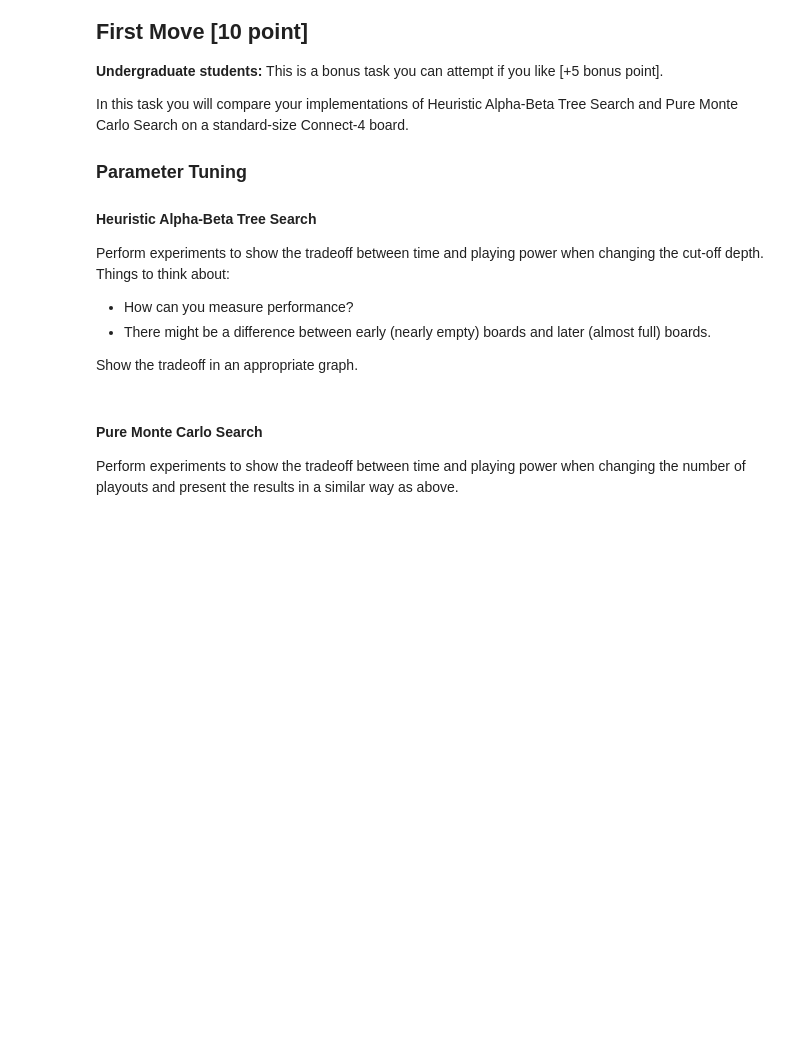
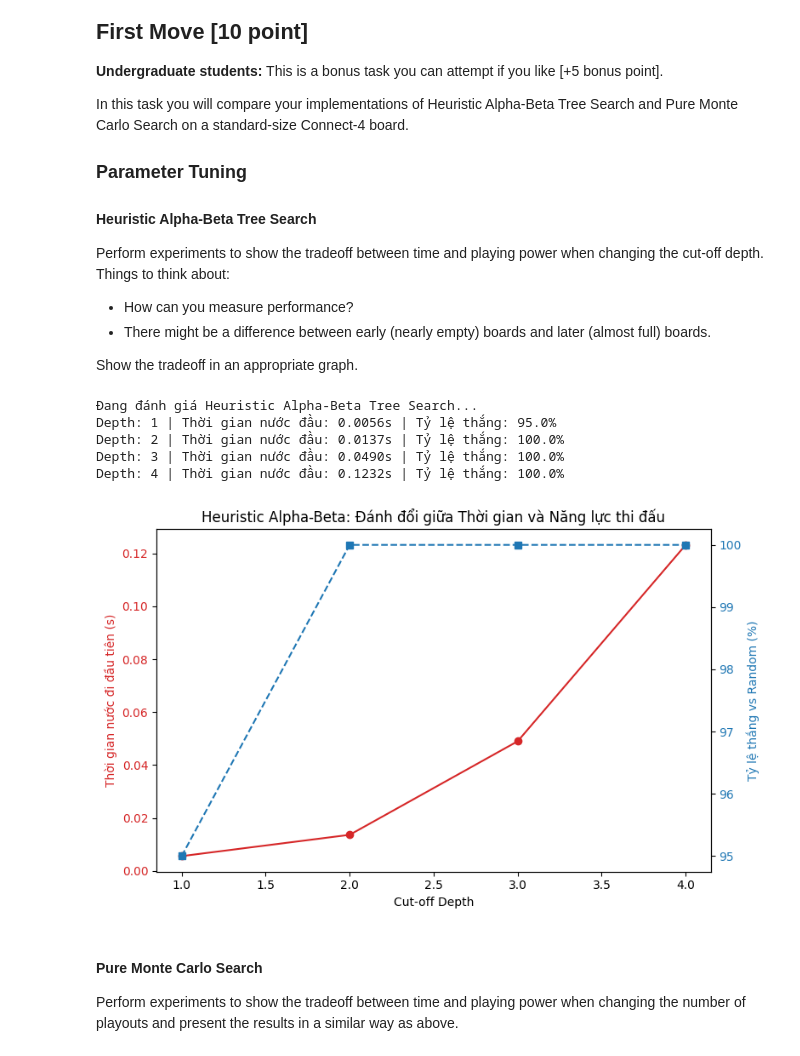
Before and after one commit to TranDatTB04/TTNTNC-Nhom11, a Jupyter notebook: lab05 - game/assignment_connect4.ipynb, the cells around one changed output. Saved outputs shown, nothing was run; the diff lists cells and outputs as text; code cells hidden in the pictures; blank space fills up the shorter version.

```diff
--- a/lab05 - game/assignment_connect4.ipynb
+++ b/lab05 - game/assignment_connect4.ipynb
@@ -212,0 +728,16 @@ Let two heuristic search agents (different cutoff depth) compete against each ot
+# %%
+# Cho agent độ sâu thấp (Depth=2) thi đấu với agent độ sâu cao (Depth=4)
+# Mặc định hàm play_game (đã định nghĩa ở Task 2) sẽ chơi trên bàn 6x7
+
+agent_depth_2 = HeuristicMinimaxAgent(max_depth=2)
+agent_depth_4 = HeuristicMinimaxAgent(max_depth=4)
+
+print("Mô phỏng 1 trận đấu trên bàn cờ chuẩn 6x7: Depth 2 (Đỏ) vs Depth 4 (Vàng)...")
+winner = play_game(agent_depth_2, agent_depth_4, rows=6, cols=7)
+
+if winner == 1:
+    print("Kết quả: Tác tử Depth 2 (Người chơi 1) CHIẾN THẮNG!")
+elif winner == -1:
+    print("Kết quả: Tác tử Depth 4 (Người chơi 2) CHIẾN THẮNG!")
+else:
+    print("Kết quả: HÒA!")
@@ -246,3 +874,59 @@ Show the tradeoff in an appropriate graph.
+# %%
+import time
+import matplotlib.pyplot as plt
+
+# Cấu hình thử nghiệm
+depths_to_test = [1, 2, 3, 4] # Giới hạn ở 4 để thời gian chạy không quá dài trong mô phỏng
+num_test_games = 20 # Số ván đấu với Tác tử Ngẫu nhiên để đo sức mạnh
+alpha_beta_times = []
+alpha_beta_win_rates = []
+
+print("Đang đánh giá Heuristic Alpha-Beta Tree Search...")
+for d in depths_to_test:
+    agent = HeuristicMinimaxAgent(max_depth=d)
+
+    # Đo thời gian trung bình cho 1 nước đi ở ván cờ trống (worst-case early board)
+    start_t = time.time()
+    agent(empty_board((6, 7)), player=1)
+    avg_time = time.time() - start_t
+    alpha_beta_times.append(avg_time)
+
+    # Đo năng lực thi đấu (Win rate) bằng cách đấu với Random Agent
+    wins = 0
+    for _ in range(num_test_games):
+        winner = play_game(agent, random_player, rows=6, cols=7)
+        if winner == 1:
+            wins += 1
+
+    win_rate = (wins / num_test_games) * 100
+    alpha_beta_win_rates.append(win_rate)
+    print(f"Depth: {d} | Thời gian nước đầu: {avg_time:.4f}s | Tỷ lệ thắng: {win_rate}%")
+
+# Vẽ biểu đồ
+fig, ax1 = plt.subplots(figsize=(8, 5))
+
+color = 'tab:red'
+ax1.set_xlabel('Cut-off Depth')
+ax1.set_ylabel('Thời gian nước đi đầu tiên (s)', color=color)
+ax1.plot(depths_to_test, alpha_beta_times, marker='o', color=color, label='Thời gian')
+ax1.tick_params(axis='y', labelcolor=color)
+
+ax2 = ax1.twinx()
+color = 'tab:blue'
+ax2.set_ylabel('Tỷ lệ thắng vs Random (%)', color=color)
+ax2.plot(depths_to_test, alpha_beta_win_rates, marker='s', color=color, linestyle='--', label='Win Rate')
+ax2.tick_params(axis='y', labelcolor=color)
+
+plt.title('Heuristic Alpha-Beta: Đánh đổi giữa Thời gian và Năng lực thi đấu')
+fig.tight_layout()
+plt.show()
+# %% [output]
+Đang đánh giá Heuristic Alpha-Beta Tree Search...
+Depth: 1 | Thời gian nước đầu: 0.0056s | Tỷ lệ thắng: 95.0%
+Depth: 2 | Thời gian nước đầu: 0.0137s | Tỷ lệ thắng: 100.0%
+Depth: 3 | Thời gian nước đầu: 0.0490s | Tỷ lệ thắng: 100.0%
+Depth: 4 | Thời gian nước đầu: 0.1232s | Tỷ lệ thắng: 100.0%
+[figure, added]
 # %% [markdown]
 #### Pure Monte Carlo Search
 Perform experiments to show the tradeoff between time and playing power when changing the number of playouts and present the results in a similar way as above.
```
Also changed, not shown: parts of 52 cells of this notebook, 3 other files.
